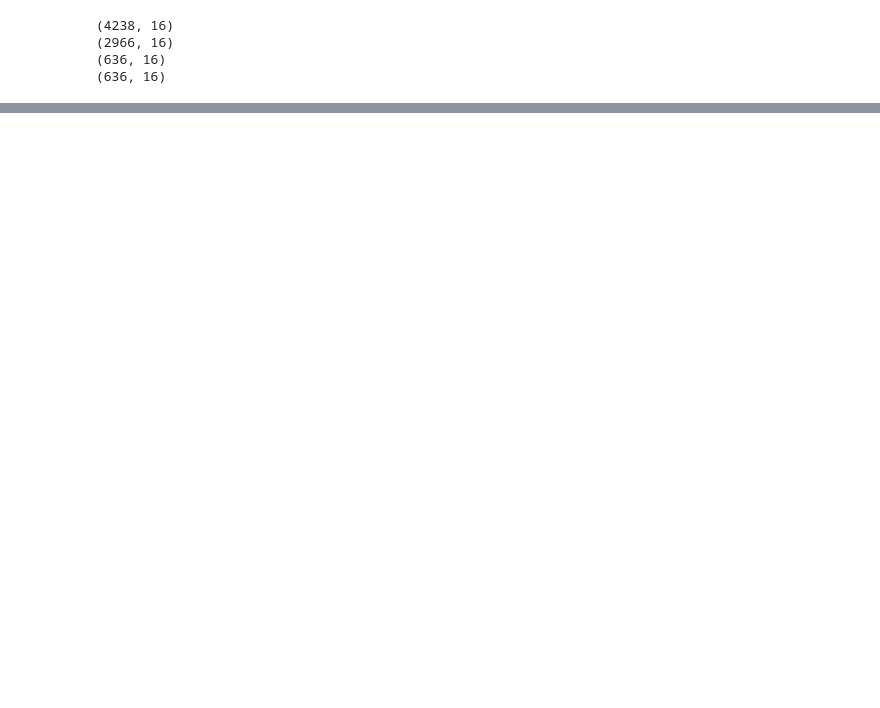
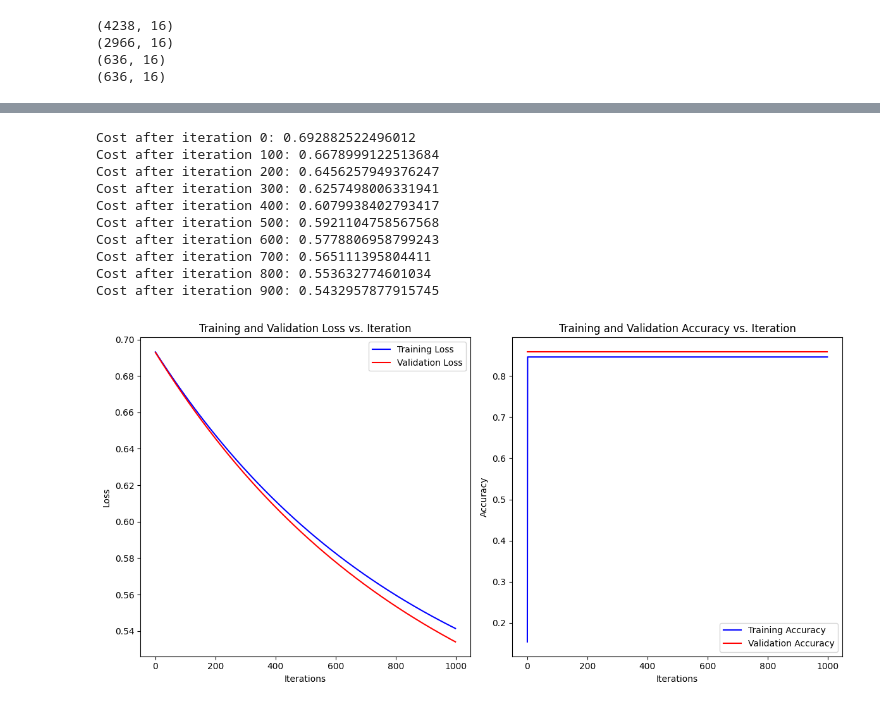
Before and after one commit to himangg/ML-Assignments, a Jupyter notebook: Assignment 1/SectionB.ipynb, the cells around one changed output, grey strips where cells are left out. Saved outputs shown, nothing was run; the diff lists cells and outputs as text; code cells hidden in the pictures; blank space fills up the shorter version.

```diff
--- a/Assignment 1/SectionB.ipynb
+++ b/Assignment 1/SectionB.ipynb
@@ -94,0 +123,43 @@ Cost after iteration 4900: 2.739639795650652
+# %%
+from sklearn.preprocessing import MinMaxScaler
+
+scaler = MinMaxScaler()
+X_train_scaled = scaler.fit_transform(X_train)
+X_val_scaled = scaler.transform(X_val)
+
+weights, bias, train_cost_history, train_accuracy_history, val_cost_history, val_accuracy_history,val_y_pred = LogisticRegressionBatchGD(X_train_scaled, y_train,X_val_scaled, y_val, learning_rate, iterations)
+
+plt.figure(figsize=(12, 6))
+
+# Training Loss
+plt.subplot(1, 2, 1)
+plt.plot(train_cost_history, label='Training Loss', color='blue')
+plt.plot(val_cost_history, label='Validation Loss', color='red')
+plt.xlabel('Iterations')
+plt.ylabel('Loss')
+plt.title('Training and Validation Loss vs. Iteration')
+plt.legend()
+
+# Training and Validation Accuracy
+plt.subplot(1, 2, 2)
+plt.plot(train_accuracy_history, label='Training Accuracy', color='blue')
+plt.plot(val_accuracy_history, label='Validation Accuracy', color='red')
+plt.xlabel('Iterations')
+plt.ylabel('Accuracy')
+plt.title('Training and Validation Accuracy vs. Iteration')
+plt.legend()
+
+plt.tight_layout()
+plt.show()
+# %% [output]
+Cost after iteration 0: 0.692882522496012
+Cost after iteration 100: 0.6678999122513684
+Cost after iteration 200: 0.6456257949376247
+Cost after iteration 300: 0.6257498006331941
+Cost after iteration 400: 0.6079938402793417
+Cost after iteration 500: 0.5921104758567568
+Cost after iteration 600: 0.5778806958799243
+Cost after iteration 700: 0.565111395804411
+Cost after iteration 800: 0.553632774601034
+Cost after iteration 900: 0.5432957877915745
+[figure, added]
```
Also changed, not shown: parts of 5 cells of this notebook.
